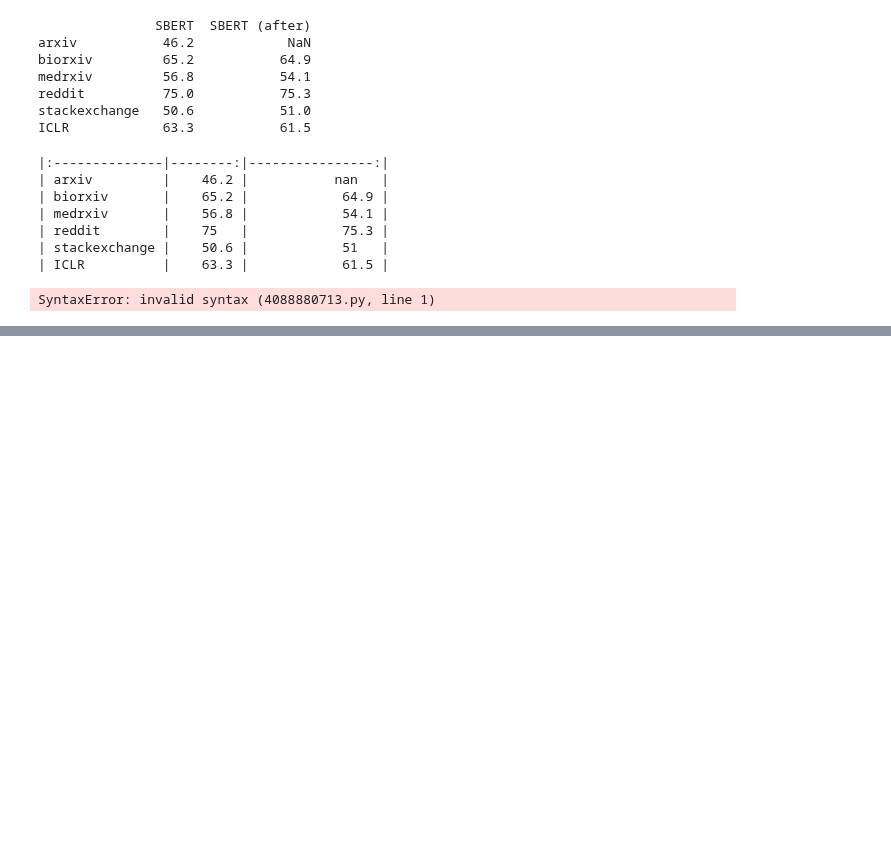
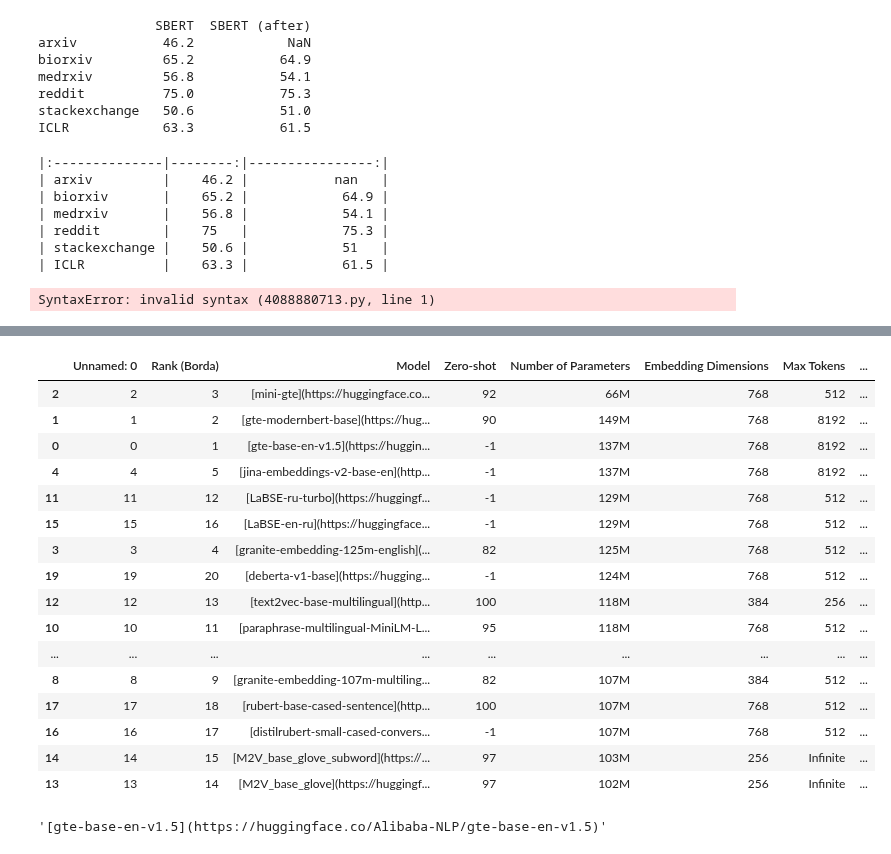
Before and after one commit to berenslab/text-embed-augm, a Jupyter notebook: scripts/updated_dataset/print-results.ipynb, the cells around one changed output, grey strips where cells are left out. Cells and saved outputs as stored; diff of their text form; code cells hidden in the pictures; blank space fills up the shorter version.

```diff
--- a/scripts/updated_dataset/print-results.ipynb
+++ b/scripts/updated_dataset/print-results.ipynb
@@ -2891,0 +3446,28 @@ SyntaxError: invalid syntax (4088880713.py, line 1)
+# %%
+mteb_leaderboard.sort_values(
+    ["Number of Parameters", "Mean (TaskType)"], ascending=False
+)
+# %% [output]
+|  | Unnamed: 0 | Rank (Borda) | Model | Zero-shot | Number of Parameters | Embedding Dimensions | Max Tokens | ... |
+| 2 | 2 | 3 | [mini-gte](https://huggingface.co... | 92 | 66M | 768 | 512 | ... |
+| 1 | 1 | 2 | [gte-modernbert-base](https://hug... | 90 | 149M | 768 | 8192 | ... |
+| 0 | 0 | 1 | [gte-base-en-v1.5](https://huggin... | -1 | 137M | 768 | 8192 | ... |
+| 4 | 4 | 5 | [jina-embeddings-v2-base-en](http... | -1 | 137M | 768 | 8192 | ... |
+| 11 | 11 | 12 | [LaBSE-ru-turbo](https://huggingf... | -1 | 129M | 768 | 512 | ... |
+| 15 | 15 | 16 | [LaBSE-en-ru](https://huggingface... | -1 | 129M | 768 | 512 | ... |
+| 3 | 3 | 4 | [granite-embedding-125m-english](... | 82 | 125M | 768 | 512 | ... |
+| 19 | 19 | 20 | [deberta-v1-base](https://hugging... | -1 | 124M | 768 | 512 | ... |
+| 12 | 12 | 13 | [text2vec-base-multilingual](http... | 100 | 118M | 384 | 256 | ... |
+| 10 | 10 | 11 | [paraphrase-multilingual-MiniLM-L... | 95 | 118M | 768 | 512 | ... |
+| ... | ... | ... | ... | ... | ... | ... | ... | ... |
+| 8 | 8 | 9 | [granite-embedding-107m-multiling... | 82 | 107M | 384 | 512 | ... |
+| 17 | 17 | 18 | [rubert-base-cased-sentence](http... | 100 | 107M | 768 | 512 | ... |
+| 16 | 16 | 17 | [distilrubert-small-cased-convers... | -1 | 107M | 768 | 512 | ... |
+| 14 | 14 | 15 | [M2V_base_glove_subword](https://... | 97 | 103M | 256 | Infinite | ... |
+| 13 | 13 | 14 | [M2V_base_glove](https://huggingf... | 97 | 102M | 256 | Infinite | ... |
+# %%
+mteb_leaderboard.sort_values(
+    ["Number of Parameters", "Mean (TaskType)"], ascending=False
+).Model.loc[0]
+# %% [output]
+'[gte-base-en-v1.5](https://huggingface.co/Alibaba-NLP/gte-base-en-v1.5)'
```
Also changed, not shown: parts of 79 cells of this notebook, 2 other files.
